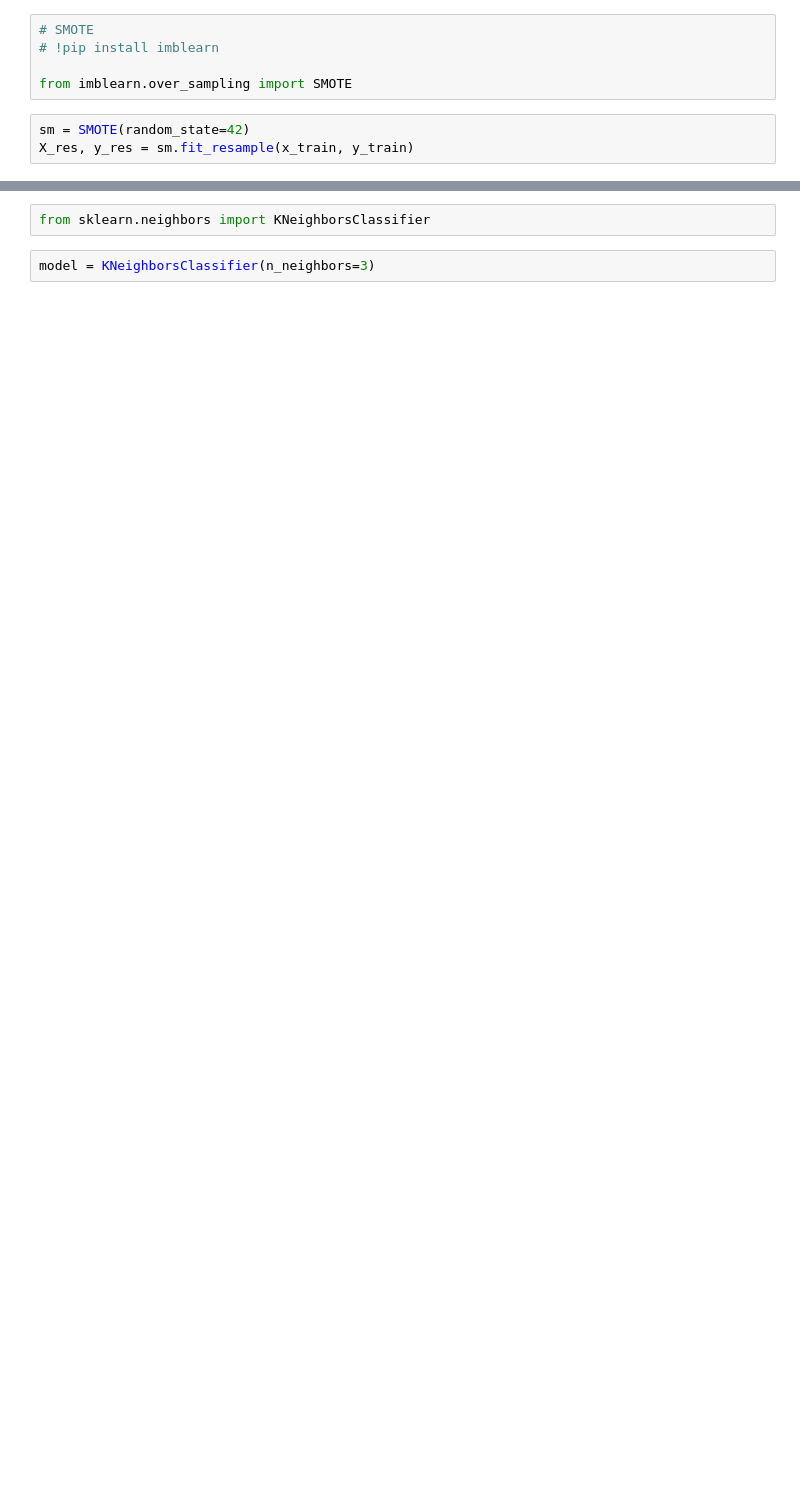
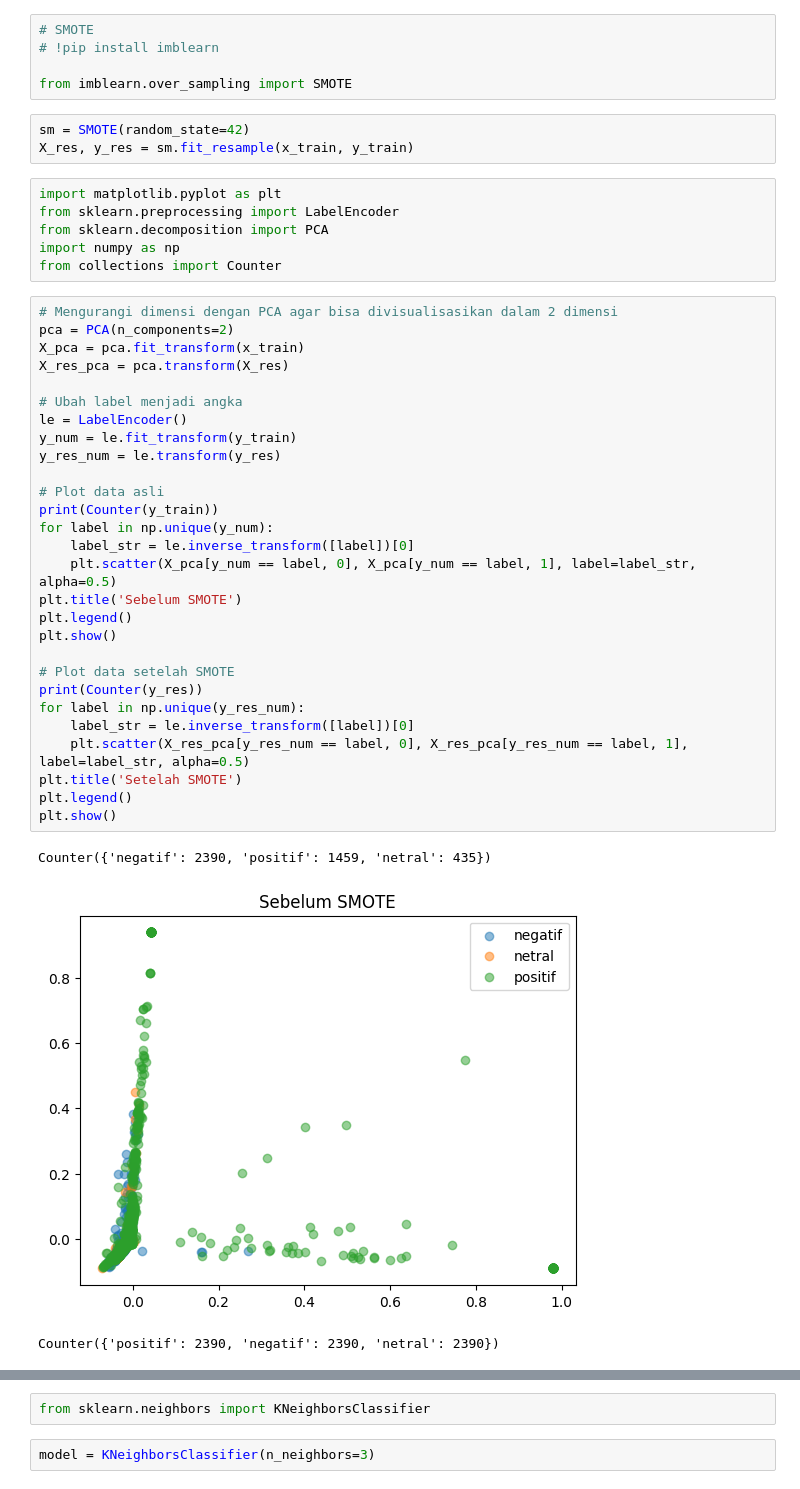
Before and after one commit to ardwiinoo/knn-sentiment-analysis, a Jupyter notebook: notebook/predicted.ipynb, the cells around one changed output, grey strips where cells are left out. Saved outputs shown, nothing was run; the diff lists cells and outputs as text; blank space fills up the shorter version.

```diff
--- a/notebook/predicted.ipynb
+++ b/notebook/predicted.ipynb
@@ -48,3 +48,41 @@ from imblearn.over_sampling import SMOTE
 # %%
 sm = SMOTE(random_state=42)
 X_res, y_res = sm.fit_resample(x_train, y_train)
+# %%
+import matplotlib.pyplot as plt
+from sklearn.preprocessing import LabelEncoder
+from sklearn.decomposition import PCA
+import numpy as np
+from collections import Counter
+# %%
+# Mengurangi dimensi dengan PCA agar bisa divisualisasikan dalam 2 dimensi
+pca = PCA(n_components=2)
+X_pca = pca.fit_transform(x_train)
+X_res_pca = pca.transform(X_res)
+
+# Ubah label menjadi angka
+le = LabelEncoder()
+y_num = le.fit_transform(y_train)
+y_res_num = le.transform(y_res)
+
+# Plot data asli
+print(Counter(y_train))
+for label in np.unique(y_num):
+    label_str = le.inverse_transform([label])[0]
+    plt.scatter(X_pca[y_num == label, 0], X_pca[y_num == label, 1], label=label_str, alpha=0.5)
+plt.title('Sebelum SMOTE')
+plt.legend()
+plt.show()
+
+# Plot data setelah SMOTE
+print(Counter(y_res))
+for label in np.unique(y_res_num):
+    label_str = le.inverse_transform([label])[0]
+    plt.scatter(X_res_pca[y_res_num == label, 0], X_res_pca[y_res_num == label, 1], label=label_str, alpha=0.5)
+plt.title('Setelah SMOTE')
+plt.legend()
+plt.show()
+# %% [output]
+Counter({'negatif': 2390, 'positif': 1459, 'netral': 435})
+[figure, added]
+Counter({'positif': 2390, 'negatif': 2390, 'netral': 2390})
```
Also changed, not shown: parts of 14 cells of this notebook.
